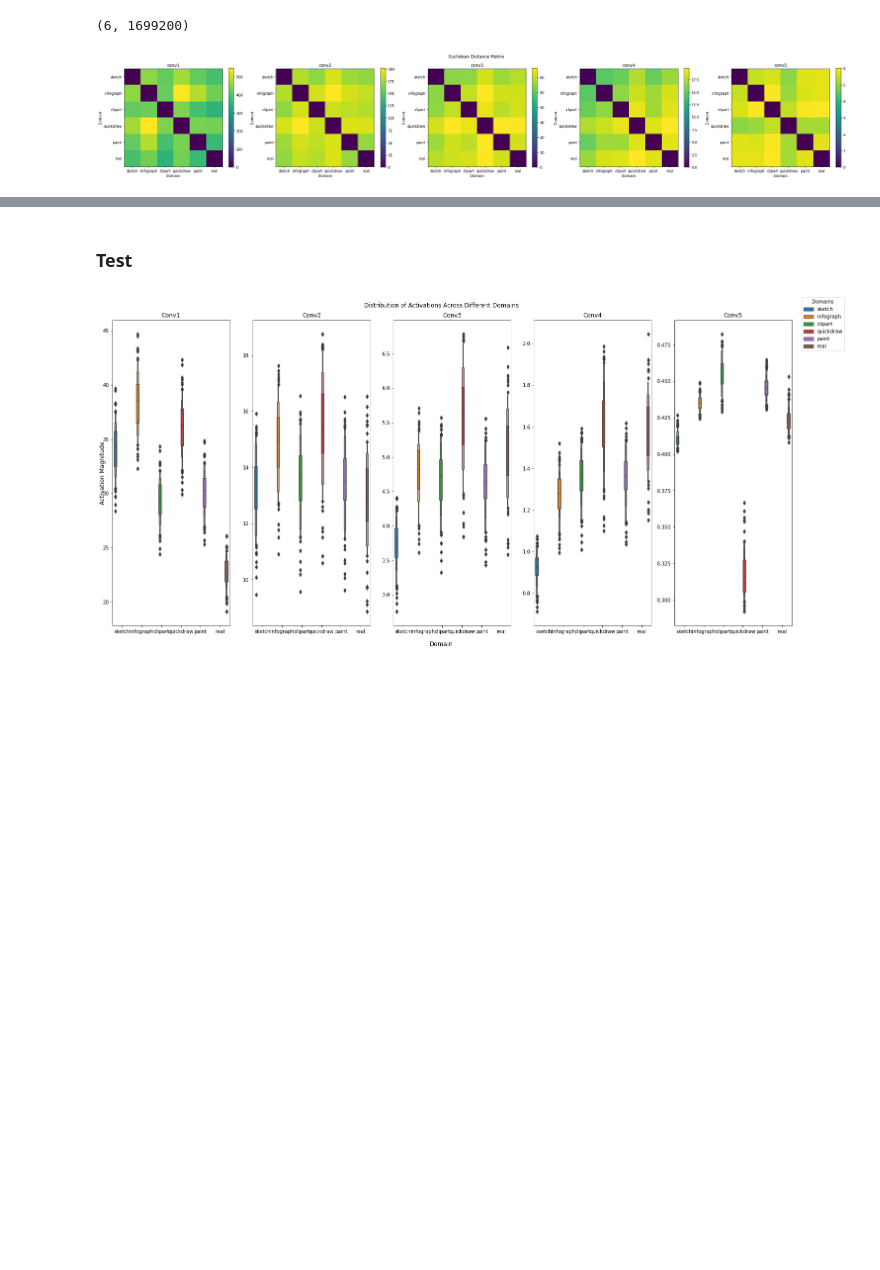
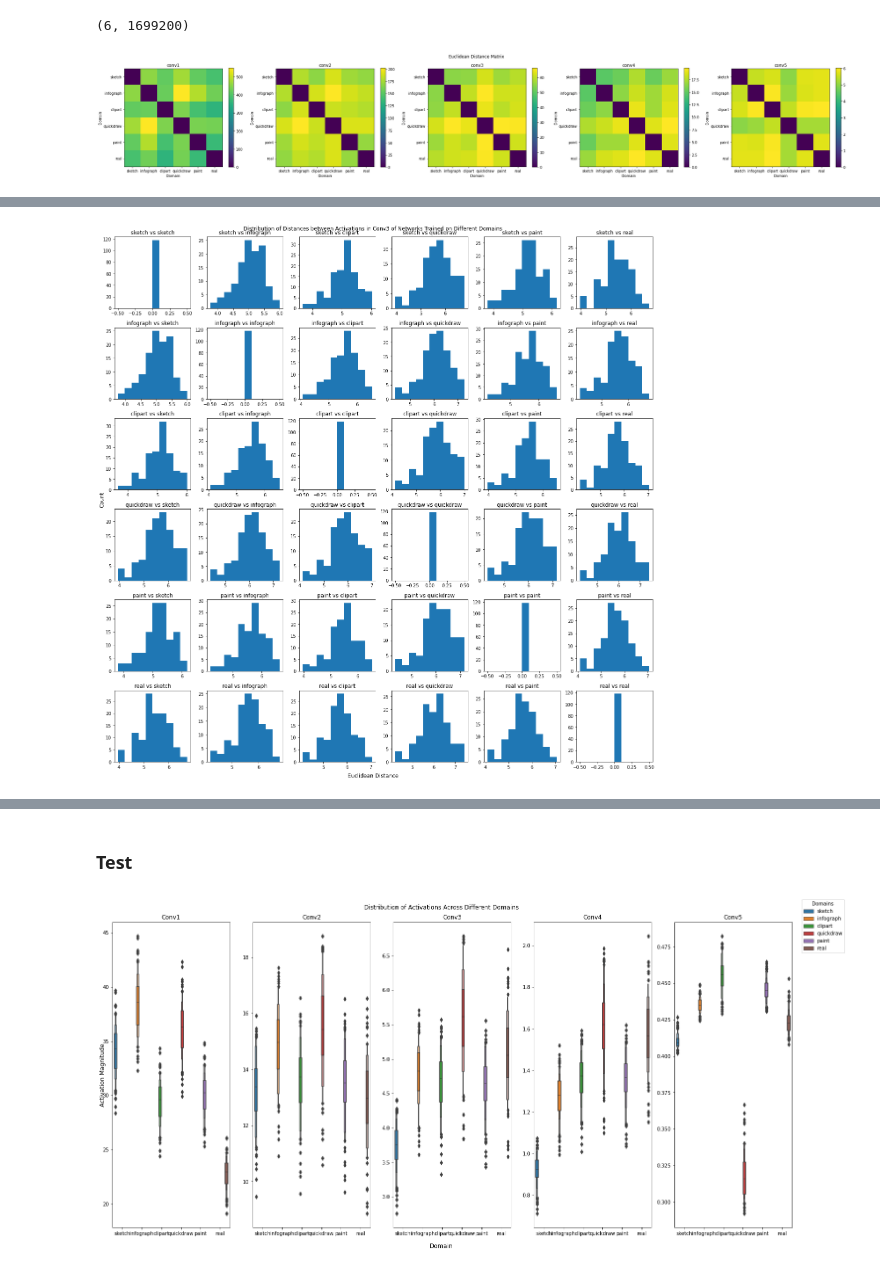
Before and after one commit to talmolab/domain_rep, a Jupyter notebook: rep_analysis/representation_comp_base.ipynb, the cells around one changed output, grey strips where cells are left out. Drawn from its saved outputs; the diff is of its cells as text; code cells hidden in the pictures; blank space fills up the shorter version.

```diff
--- a/rep_analysis/representation_comp_base.ipynb
+++ b/rep_analysis/representation_comp_base.ipynb
@@ -211,0 +334,16 @@ plt.show()
+# %%
+fig,axs=plt.subplots(6,6,figsize=(18,18))
+k = 0
+for i in range(6):
+    for j in range(6):
+        key = list(domain_dist_hist.keys())[k]
+        dist_df = domain_dist_hist[key]
+        axs[i,j].hist(dist_df['conv3'])
+        axs[i,j].set_title(key)
+        k+=1
+fig.suptitle('Distribution of Distances between Activations in Conv3 of Networks Trained on Different Domains')
+fig.supxlabel('Euclidean Distance')
+fig.supylabel('Count')
+fig.tight_layout()
+# %% [output]
+[figure, added]
```
Also changed, not shown: parts of 8 cells of this notebook.
